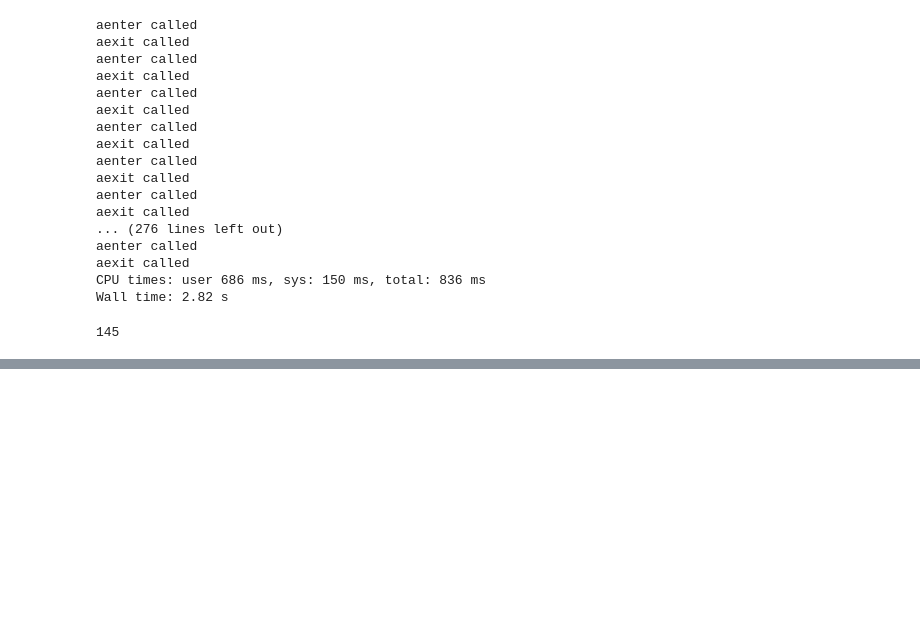
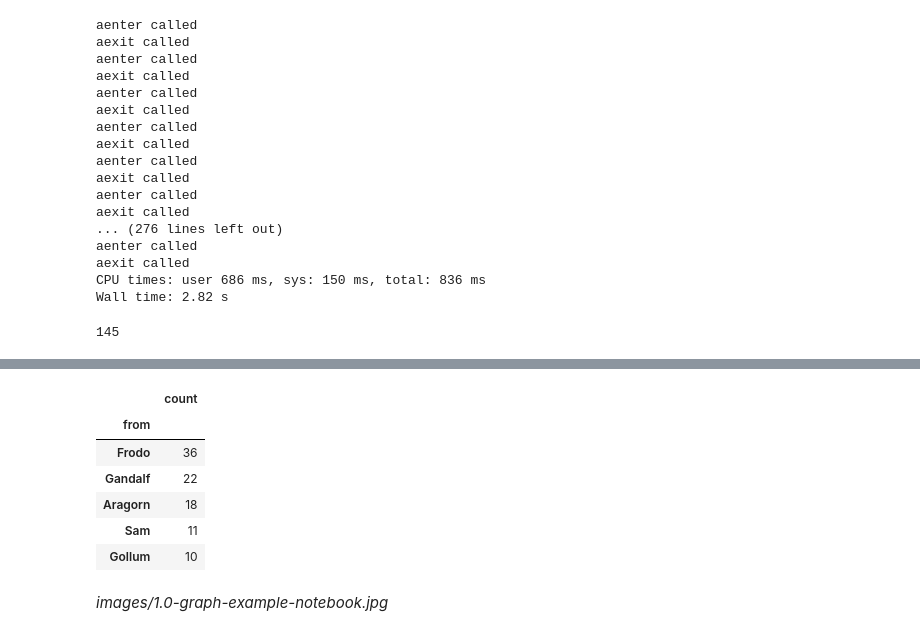
Before and after one commit to stetelepta/graph_maker, a Jupyter notebook: graph_maker_example.ipynb, the cells around one changed output, grey strips where cells are left out. Saved outputs shown, nothing was run; the diff lists cells and outputs as text; code cells hidden in the pictures; blank space fills up the shorter version.

```diff
--- a/graph_maker_example.ipynb
+++ b/graph_maker_example.ipynb
@@ -227,0 +272,14 @@ Wall time: 2.82 s
+# %%
+# most connected entities
+df_degree = df_results.groupby('from')[['to']].agg('count').sort_values('to', ascending=False).rename(columns={'to':'count'})
+df_degree.head(5)
+# %% [output]
+|  | count |
+| from |  |
+| Frodo | 36 |
+| Gandalf | 22 |
+| Aragorn | 18 |
+| Sam | 11 |
+| Gollum | 10 |
+# %% [markdown]
+_images/1.0-graph-example-notebook.jpg_
```
Also changed, not shown: parts of 6 cells of this notebook, 1 other file.
